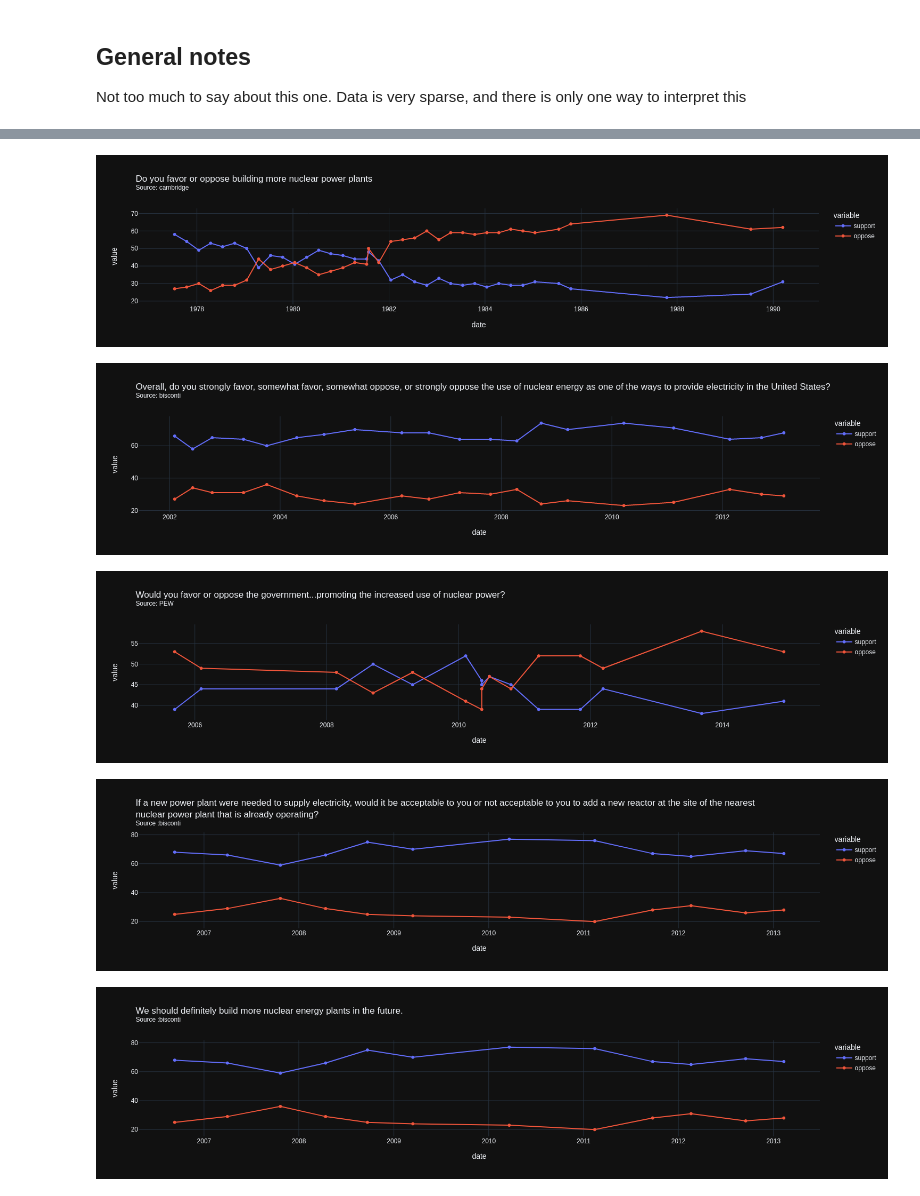
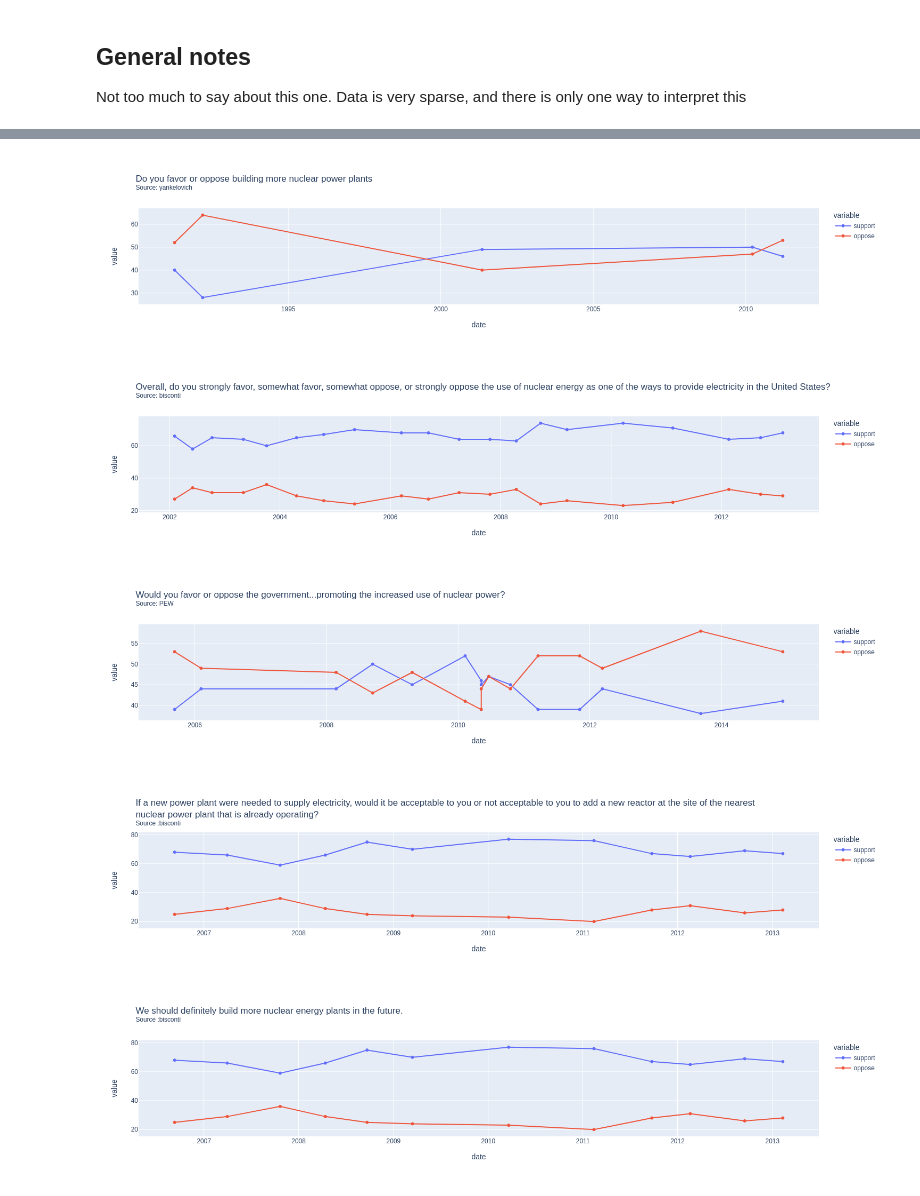
Before and after one commit to ekirchman/Capstone-notebooks, a Jupyter notebook: Gupta.ipynb, the cells around one changed output, grey strips where cells are left out. Drawn from its saved outputs; the diff is of its cells as text; code cells hidden in the pictures.

Commit message:
Created some more plots

```diff
--- a/Gupta.ipynb
+++ b/Gupta.ipynb
@@ -33,6 +33,8 @@ Name: question, Length: 146, dtype: int64
 #pd.set_option('display.max_colwidth', None)
 pd.options.display.max_colwidth = 48
 #df2['question']
+s= "Do you favor or oppose building more nuclear power plants"
+#print(df_date[df_date['question']])
 df2 = df_date[df_date['question'].str.contains(s)]
 df3 = df2.sort_values(by=['year', 'month', 'day'])
 df3
@@ -57,24 +48,24 @@ df3
 # %%
 import plotly.express as px
 #type(df3['date'].iloc[1])
 s= "Do you favor or oppose building more nuclear power plants"
 df4 = df3.sort_values(by=['date'])
 source = df3['firm'].iloc[0]
 title = s + "<br><sup>Source: " + source + "<sup>"
-fig = px.line(df4, x="date", y=["support", "oppose"], title=title, markers=True, template='plotly_dark')
+fig = px.line(df4, x="date", y=["support", "oppose"], title=title, markers=True)
 fig.show()
 # %% [output]
-[figure, old version]
+[figure, new version]
 # %%
 s2 = "Overall, do you strongly favor, somewhat favor, somewhat oppose, or strongly oppose the use of nuclear energy as one of the ways to provide electricity in the United States?"
 df5 = df_date[df_date['question'].str.contains(s2)]
 df6 = df5.sort_values(by=['date'])
 source = df6['firm'].iloc[0]
 title = s2 + "<br><sup>Source: " + source + "<sup>"
-fig = px.line(df6, x="date", y=["support", "oppose"], title=title, markers=True, template='plotly_dark')
+fig = px.line(df6, x="date", y=["support", "oppose"], title=title, markers=True)
 fig.show()
 # %% [output]
-[figure, old version]
+[figure, new version]
 # %%
 s3 = r"As I read some possible government policies to address America's energy supply, tell me whether you would favor or oppose each.\) Would you favor or oppose the government...promoting the increased use of nuclear power?"
 s3_short = r"Would you favor or oppose the government...promoting the increased use of nuclear power?"
@@ -82,10 +73,10 @@ df7 = df_date[df_date['question'].str.contains(s3)]
 df7 = df7.sort_values(by=['date'])
 source = df7['firm'].iloc[0]
 title = s3_short + "<br><sup>Source: " + source + "<sup>"
-fig = px.line(df7, x="date", y=["support", "oppose"], title=title, markers=True, template='plotly_dark')
+fig = px.line(df7, x="date", y=["support", "oppose"], title=title, markers=True)
 fig.show()
 # %% [output]
-[figure, old version]
+[figure, new version]
 # %%
 s4 = r"If a new power plant were needed to supply electricity, would it be acceptable to you or not acceptable to you to add a new reactor at the site of the nearest nuclear power plant that is already operating?"
 s4_short = """If a new power plant were needed to supply electricity, would it be acceptable to you or not acceptable to you to add a new reactor at the site of the nearest<br>nuclear power plant that is already operating?"""
@@ -93,17 +84,17 @@ df8 = df_date[df_date['question'].str.contains(s4)]
 df8 = df8.sort_values(by=['date'])
 source = df8['firm'].iloc[0]
 title = s4_short + "<br><sup>Source :" + source + "<sup>"
-fig = px.line(df8, x="date", y=["support", "oppose"], title=title, markers=True, template='plotly_dark')
+fig = px.line(df8, x="date", y=["support", "oppose"], title=title, markers=True)
 fig.show()
 # %% [output]
-[figure, old version]
+[figure, new version]
 # %%
 s5 = "We should definitely build more nuclear energy plants in the future."
 df9 = df_date[df_date['question'].str.contains(s4)]
 df9 = df9.sort_values(by=['date'])
 source = df9['firm'].iloc[0]
 title = s5 + "<br><sup>Source :" + source + "<sup>"
-fig = px.line(df9, x="date", y=["support", "oppose"], title=title, markers=True, template='plotly_dark')
+fig = px.line(df9, x="date", y=["support", "oppose"], title=title, markers=True)
 fig.show()
 # %% [output]
-[figure, old version]
+[figure, new version]
```
Also changed, not shown: parts of 1 cell of this notebook.
